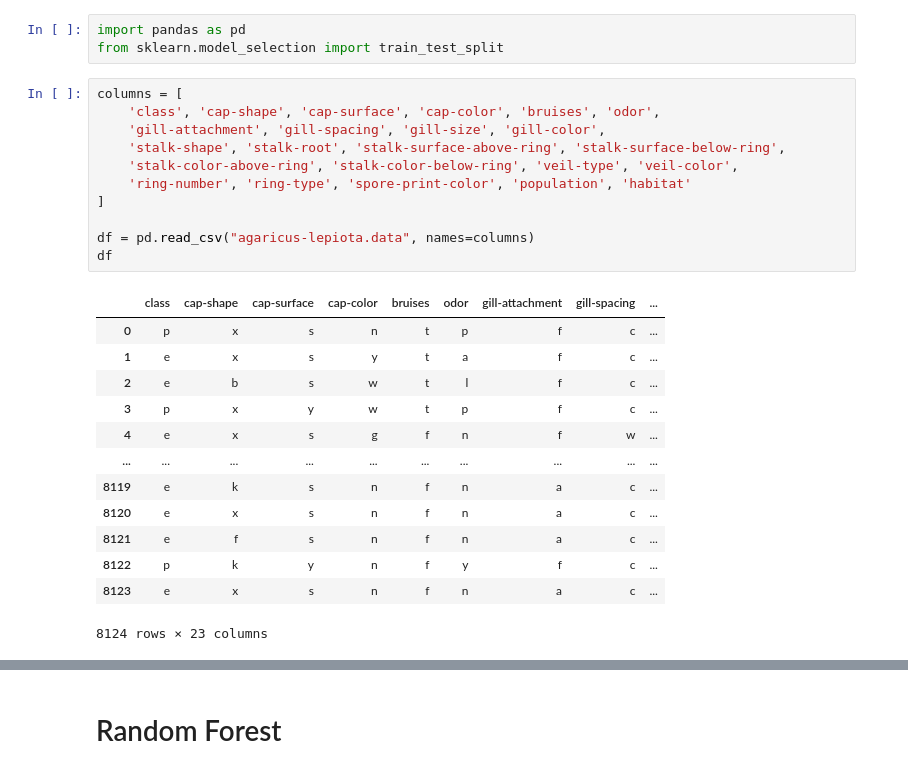
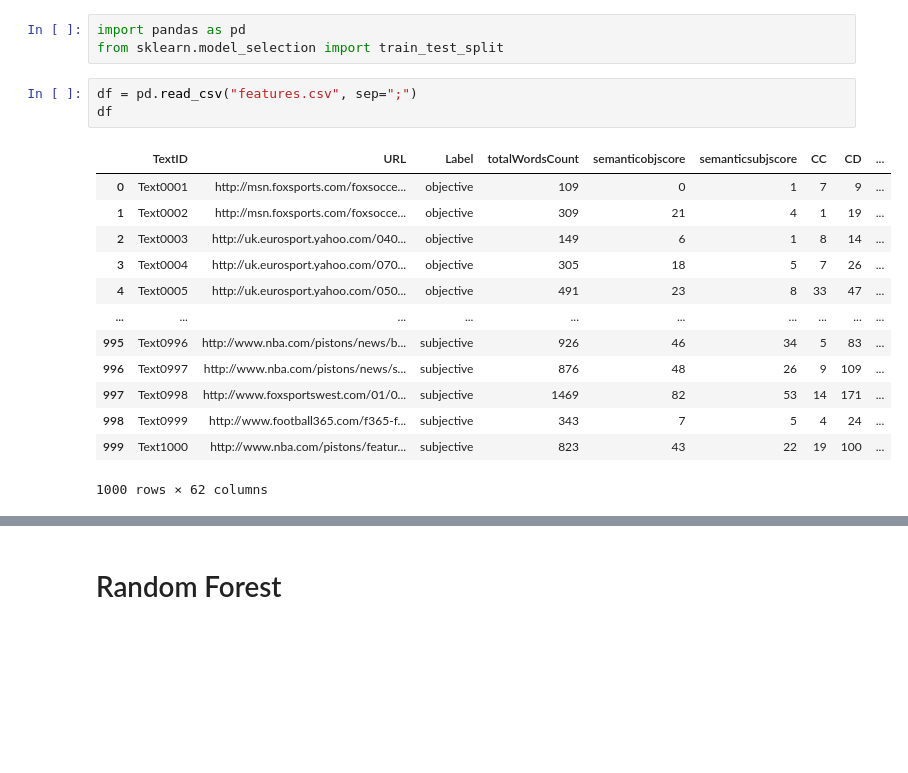
Before and after one commit to LilouSoulas/Projet_de_statistique_3A, a Jupyter notebook: preprocessing.ipynb, the cells around one changed output, grey strips where cells are left out. Cells and saved outputs as stored; diff of their text form; blank space fills up the shorter version.

```diff
--- a/preprocessing.ipynb
+++ b/preprocessing.ipynb
@@ -2,27 +2,19 @@
 import pandas as pd
 from sklearn.model_selection import train_test_split
 # %%
-columns = [
-    'class', 'cap-shape', 'cap-surface', 'cap-color', 'bruises', 'odor',
-    'gill-attachment', 'gill-spacing', 'gill-size', 'gill-color',
-    'stalk-shape', 'stalk-root', 'stalk-surface-above-ring', 'stalk-surface-below-ring',
-    'stalk-color-above-ring', 'stalk-color-below-ring', 'veil-type', 'veil-color',
-    'ring-number', 'ring-type', 'spore-print-color', 'population', 'habitat'
-]
-
-df = pd.read_csv("agaricus-lepiota.data", names=columns)
+df = pd.read_csv("features.csv", sep=";")
 df
 # %% [output]
-|  | class | cap-shape | cap-surface | cap-color | bruises | odor | gill-attachment | gill-spacing | ... |
-| 0 | p | x | s | n | t | p | f | c | ... |
-| 1 | e | x | s | y | t | a | f | c | ... |
-| 2 | e | b | s | w | t | l | f | c | ... |
-| 3 | p | x | y | w | t | p | f | c | ... |
-| 4 | e | x | s | g | f | n | f | w | ... |
+|  | TextID | URL | Label | totalWordsCount | semanticobjscore | semanticsubjscore | CC | CD | ... |
+| 0 | Text0001 | http://msn.foxsports.com/foxsocce... | objective | 109 | 0 | 1 | 7 | 9 | ... |
+| 1 | Text0002 | http://msn.foxsports.com/foxsocce... | objective | 309 | 21 | 4 | 1 | 19 | ... |
+| 2 | Text0003 | http://uk.eurosport.yahoo.com/040... | objective | 149 | 6 | 1 | 8 | 14 | ... |
+| 3 | Text0004 | http://uk.eurosport.yahoo.com/070... | objective | 305 | 18 | 5 | 7 | 26 | ... |
+| 4 | Text0005 | http://uk.eurosport.yahoo.com/050... | objective | 491 | 23 | 8 | 33 | 47 | ... |
 | ... | ... | ... | ... | ... | ... | ... | ... | ... | ... |
-| 8119 | e | k | s | n | f | n | a | c | ... |
-| 8120 | e | x | s | n | f | n | a | c | ... |
-| 8121 | e | f | s | n | f | n | a | c | ... |
-| 8122 | p | k | y | n | f | y | f | c | ... |
-| 8123 | e | x | s | n | f | n | a | c | ... |
+| 995 | Text0996 | http://www.nba.com/pistons/news/b... | subjective | 926 | 46 | 34 | 5 | 83 | ... |
+| 996 | Text0997 | http://www.nba.com/pistons/news/s... | subjective | 876 | 48 | 26 | 9 | 109 | ... |
+| 997 | Text0998 | http://www.foxsportswest.com/01/0... | subjective | 1469 | 82 | 53 | 14 | 171 | ... |
+| 998 | Text0999 | http://www.football365.com/f365-f... | subjective | 343 | 7 | 5 | 4 | 24 | ... |
+| 999 | Text1000 | http://www.nba.com/pistons/featur... | subjective | 823 | 43 | 22 | 19 | 100 | ... |
-8124 rows × 23 columns
+1000 rows × 62 columns
```
Also changed, not shown: parts of 12 cells of this notebook, 1 other file.
